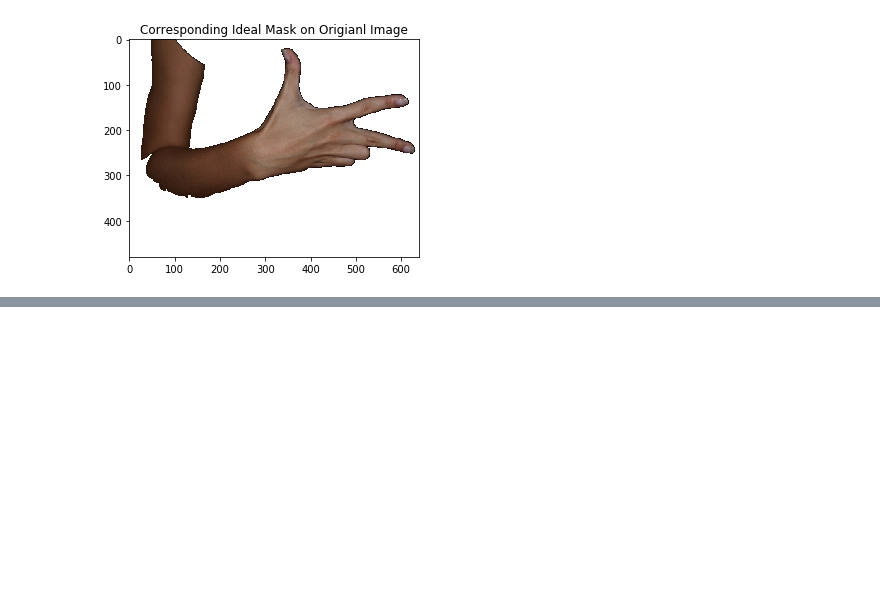
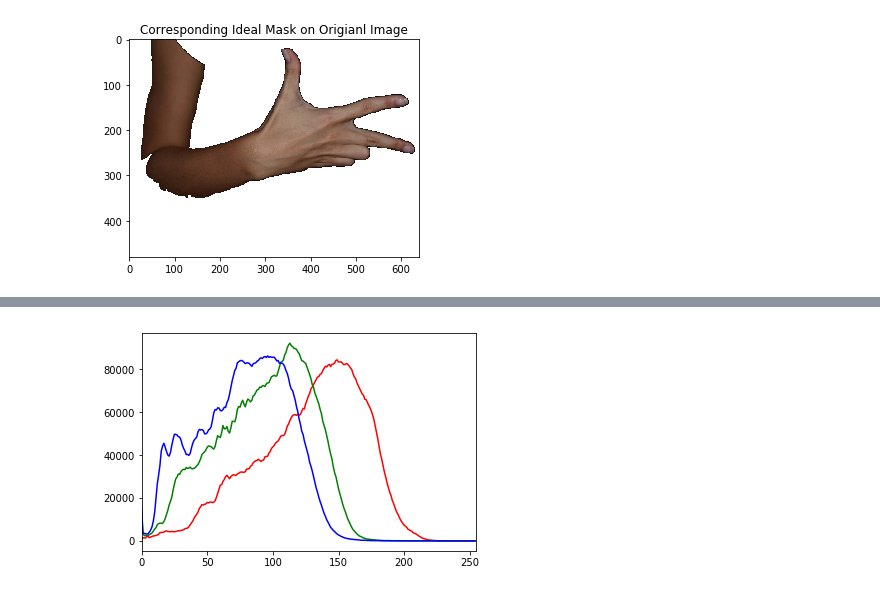
Before and after one commit to uridr/Finger-Detection, a Jupyter notebook: preprocessing/skin_color_characterization_yuye.ipynb, the cells around one changed output, grey strips where cells are left out. Cells and saved outputs as stored; diff of their text form; code cells hidden in the pictures; blank space fills up the shorter version.

```diff
--- a/preprocessing/skin_color_characterization_yuye.ipynb
+++ b/preprocessing/skin_color_characterization_yuye.ipynb
@@ -78,4 +83,4 @@ def histogramCharacterization(image, channels, min_value, max_value, color_space
         hist = cv2.calcHist([image[:,:,1], image[:,:,2]], [0,1], None, [xbins, ybins], [min_value, max_value,min_value, max_value,])
         return hist, minCr, maxCr, minCb, maxCb
 # %%
-hist = histogramCharacterization(cv2.cvtColor(skin_images['3_P_hgr1_id05_3'], cv2.COLOR_BGR2RGB), [0,1,2] , 0, 255, "RGB", 255)
+histR, histG, histB = histogramCharacterization(cv2.cvtColor(skin_images['3_P_hgr1_id05_3'], cv2.COLOR_BGR2RGB), [0,1,2] , 0, 255, "RGB", 255)
@@ -141,0 +139,25 @@ bidimensional_histogram /= len(skin_images)
+# %%
+#RGB
+for key in skin_images.keys():
+    image = skin_images[key].copy()
+    image = cv2.cvtColor(image, cv2.COLOR_BGR2RGB)
+    histR, histG, histB = histogramCharacterization(image, [0,1,2], 0, 255,"RGB", binsRGB)
+    #bidimensional_histogram_R, bidimensional_histogram_G, bidimensional_histogram_B = AddHistogramRGB(bidimensional_histogram_R,bidimensional_histogram_G,bidimensional_histogram_B, histR, histG, histB)
+    bidimensional_histogram_R += histR.flatten()
+    bidimensional_histogram_G += histG.flatten()
+    bidimensional_histogram_B += histB.flatten()
+
+
+#bidimensional_histogram_R /= len(skin_images)
+#bidimensional_histogram_R = cv2.normalize(bidimensional_histogram_R, bidimensional_histogram_R, alpha=0, beta=1, norm_type=cv2.NORM_MINMAX).astype('float32')
+#bidimensional_histogram_G = cv2.normalize(bidimensional_histogram_G, bidimensional_histogram_G, alpha=0, beta=1, norm_type=cv2.NORM_MINMAX).astype('float32')
+#bidimensional_histogram_B = cv2.normalize(bidimensional_histogram_B, bidimensional_histogram_B, alpha=0, beta=1, norm_type=cv2.NORM_MINMAX).astype('float32')
+
+plt.plot(bidimensional_histogram_R, color = "r")
+plt.plot(bidimensional_histogram_G, color = "g")
+plt.plot(bidimensional_histogram_B, color = "b")
+plt.xlim([0,binsRGB])
+
+plt.show()
+# %% [output]
+[figure, added]
```
Also changed, not shown: parts of 23 cells of this notebook.
